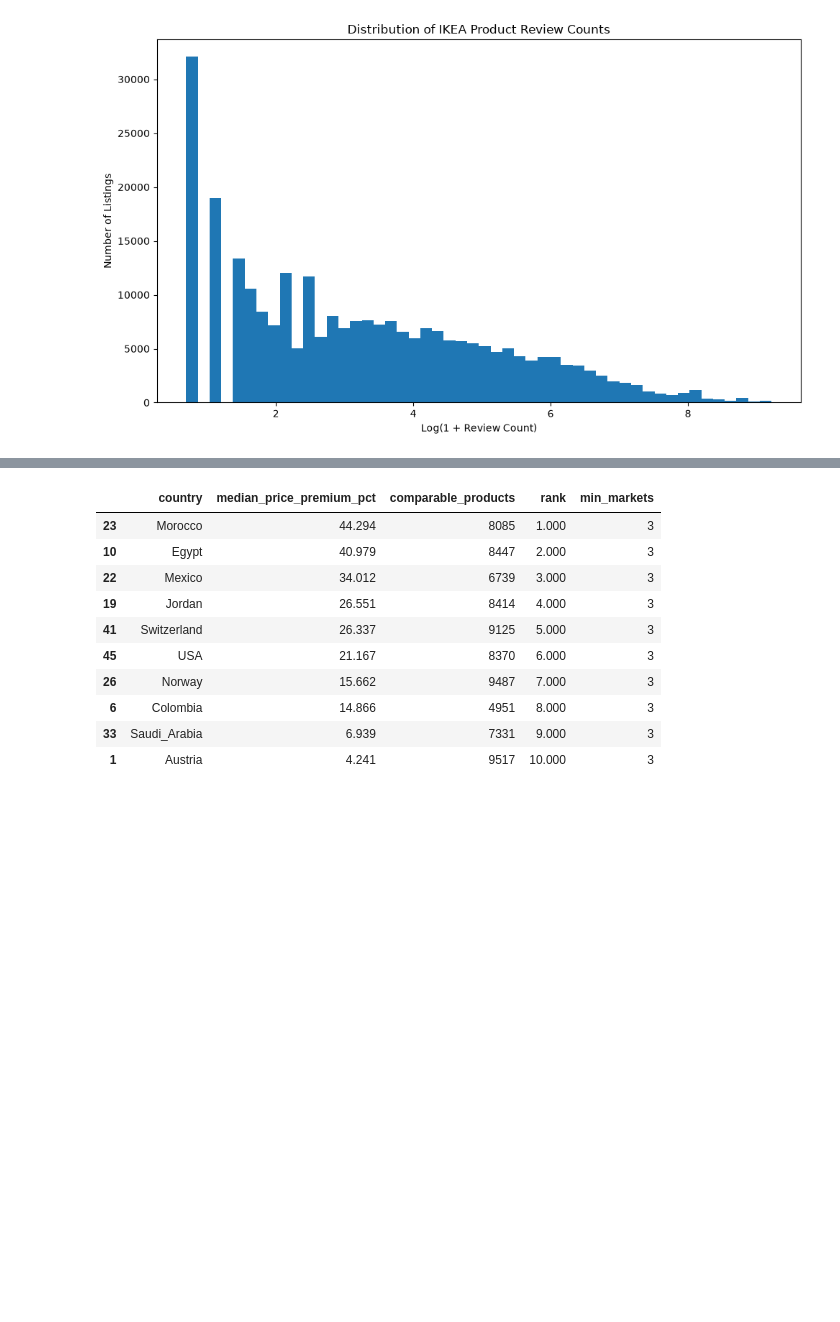
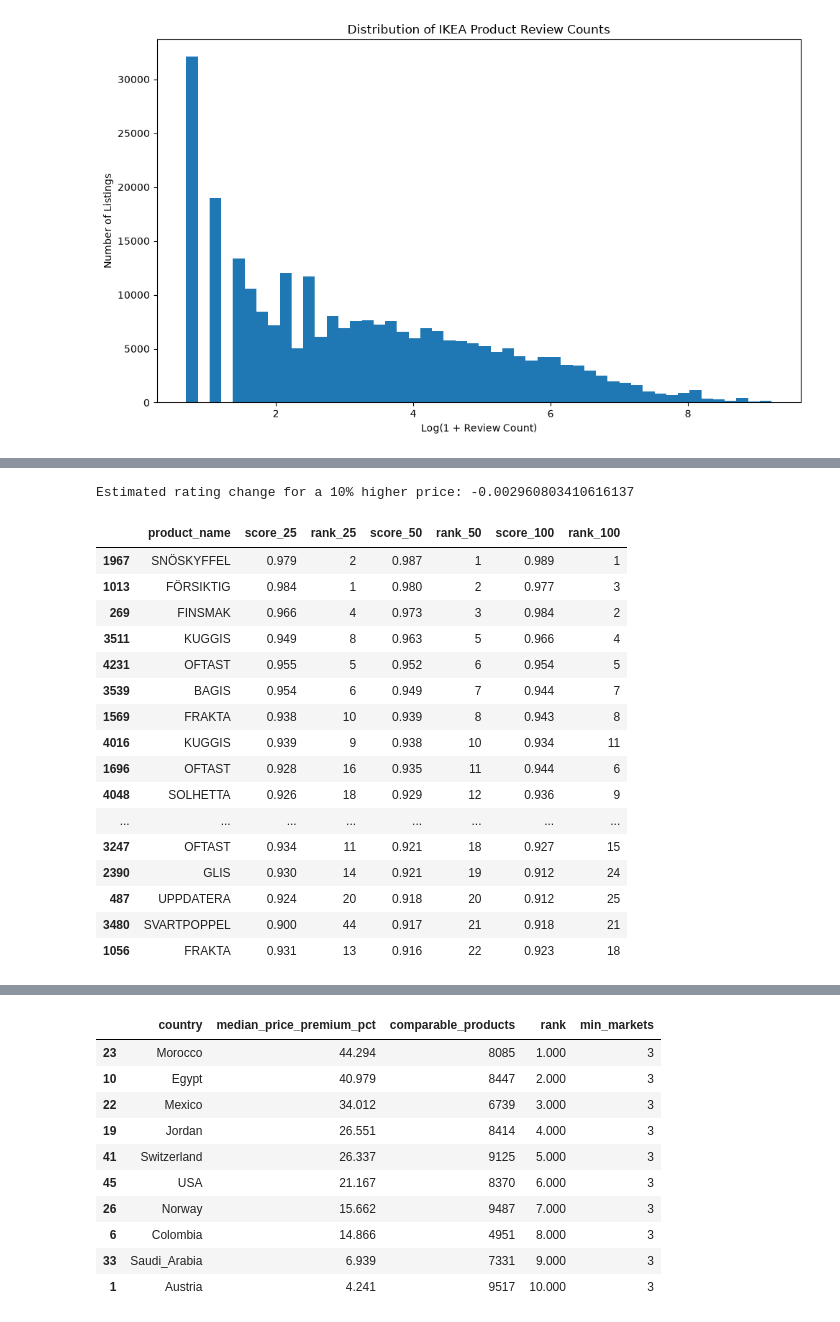
Before and after one commit to andrew-zhou23/ikea-global-pricing-analysis, a Jupyter notebook: notebooks/ikea_global_pricing_analysis.ipynb, the cells around one changed output, grey strips where cells are left out. Cells and saved outputs as stored; diff of their text form; code cells hidden in the pictures; blank space fills up the shorter version.

```diff
--- a/notebooks/ikea_global_pricing_analysis.ipynb
+++ b/notebooks/ikea_global_pricing_analysis.ipynb
@@ -1264,3 +1428,16 @@ def create_value_scores(
+# %%
+ten_percent_effect = (
+    coef
+    * np.log(1.10)
+)
+
+print(
+    "Estimated rating change "
+    "for a 10% higher price:",
+    ten_percent_effect
+)
+# %% [output]
+Estimated rating change for a 10% higher price: -0.002960803410616137
 # %%
 value_25 = create_value_scores(
     rating_df,
@@ -1278,0 +1477,30 @@ value_100 = create_value_scores(
+# %%
+product_value_25["rank_25"] = (
+    product_value_25[
+        "median_value_score"
+    ]
+    .rank(
+        ascending=False,
+        method="min"
+    )
+)
+
+product_value_50["rank_50"] = (
+    product_value_50[
+        "median_value_score"
+    ]
+    .rank(
+        ascending=False,
+        method="min"
+    )
+)
+
+product_value_100["rank_100"] = (
+    product_value_100[
+        "median_value_score"
+    ]
+    .rank(
+        ascending=False,
+        method="min"
+    )
+)
@@ -1278,0 +1556,32 @@ value_100 = create_value_scores(
+# %%
+review_threshold_comparison[
+    [
+        "product_name",
+        "score_25",
+        "rank_25",
+        "score_50",
+        "rank_50",
+        "score_100",
+        "rank_100"
+    ]
+].sort_values(
+    "rank_50"
+).head(20)
+# %% [output]
+|  | product_name | score_25 | rank_25 | score_50 | rank_50 | score_100 | rank_100 |
+| 1967 | SNÖSKYFFEL | 0.979 | 2 | 0.987 | 1 | 0.989 | 1 |
+| 1013 | FÖRSIKTIG | 0.984 | 1 | 0.980 | 2 | 0.977 | 3 |
+| 269 | FINSMAK | 0.966 | 4 | 0.973 | 3 | 0.984 | 2 |
+| 3511 | KUGGIS | 0.949 | 8 | 0.963 | 5 | 0.966 | 4 |
+| 4231 | OFTAST | 0.955 | 5 | 0.952 | 6 | 0.954 | 5 |
+| 3539 | BAGIS | 0.954 | 6 | 0.949 | 7 | 0.944 | 7 |
+| 1569 | FRAKTA | 0.938 | 10 | 0.939 | 8 | 0.943 | 8 |
+| 4016 | KUGGIS | 0.939 | 9 | 0.938 | 10 | 0.934 | 11 |
+| 1696 | OFTAST | 0.928 | 16 | 0.935 | 11 | 0.944 | 6 |
+| 4048 | SOLHETTA | 0.926 | 18 | 0.929 | 12 | 0.936 | 9 |
+| ... | ... | ... | ... | ... | ... | ... | ... |
+| 3247 | OFTAST | 0.934 | 11 | 0.921 | 18 | 0.927 | 15 |
+| 2390 | GLIS | 0.930 | 14 | 0.921 | 19 | 0.912 | 24 |
+| 487 | UPPDATERA | 0.924 | 20 | 0.918 | 20 | 0.912 | 25 |
+| 3480 | SVARTPOPPEL | 0.900 | 44 | 0.917 | 21 | 0.918 | 21 |
+| 1056 | FRAKTA | 0.931 | 13 | 0.916 | 22 | 0.923 | 18 |
```
Also changed, not shown: parts of 53 cells of this notebook, 4 other files.
